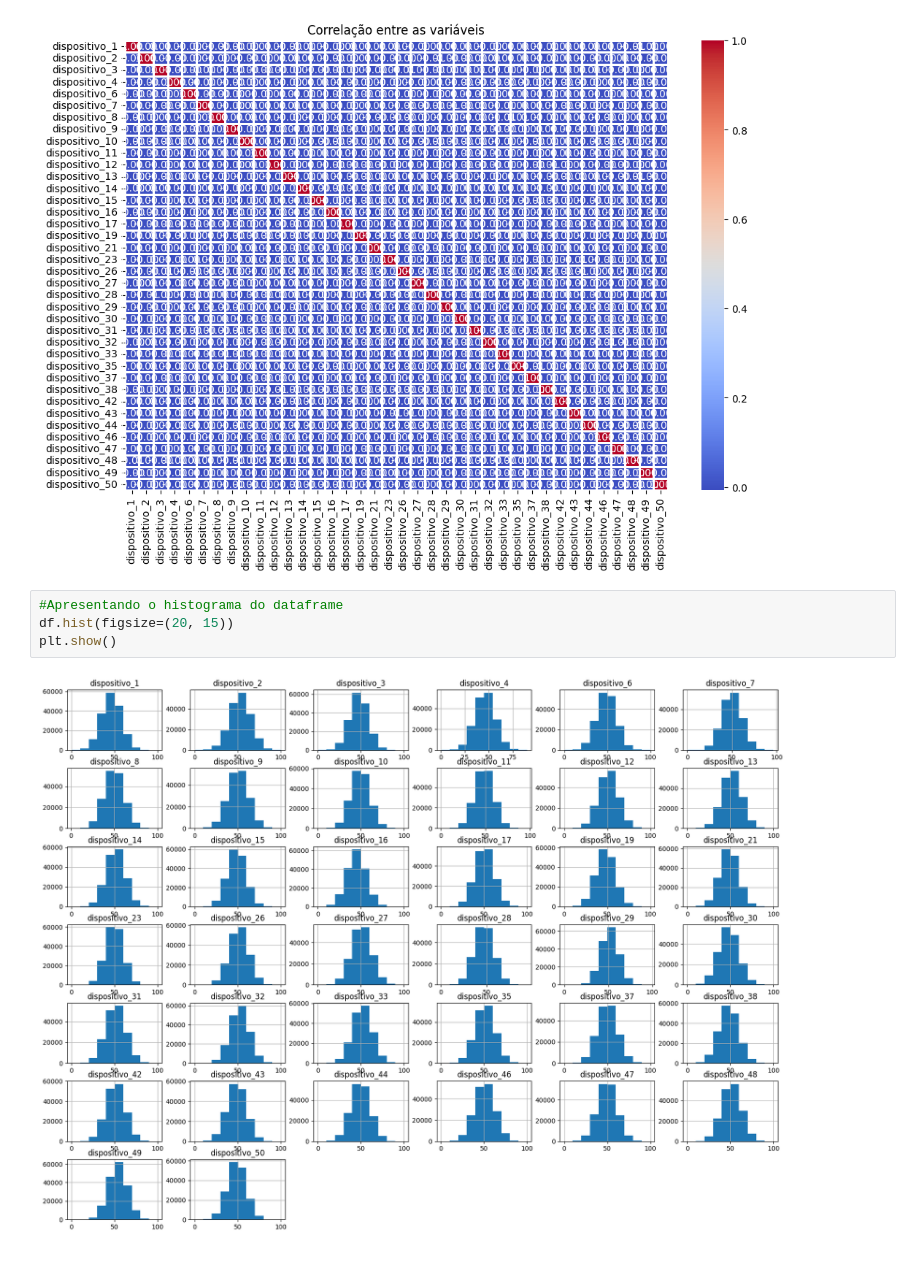
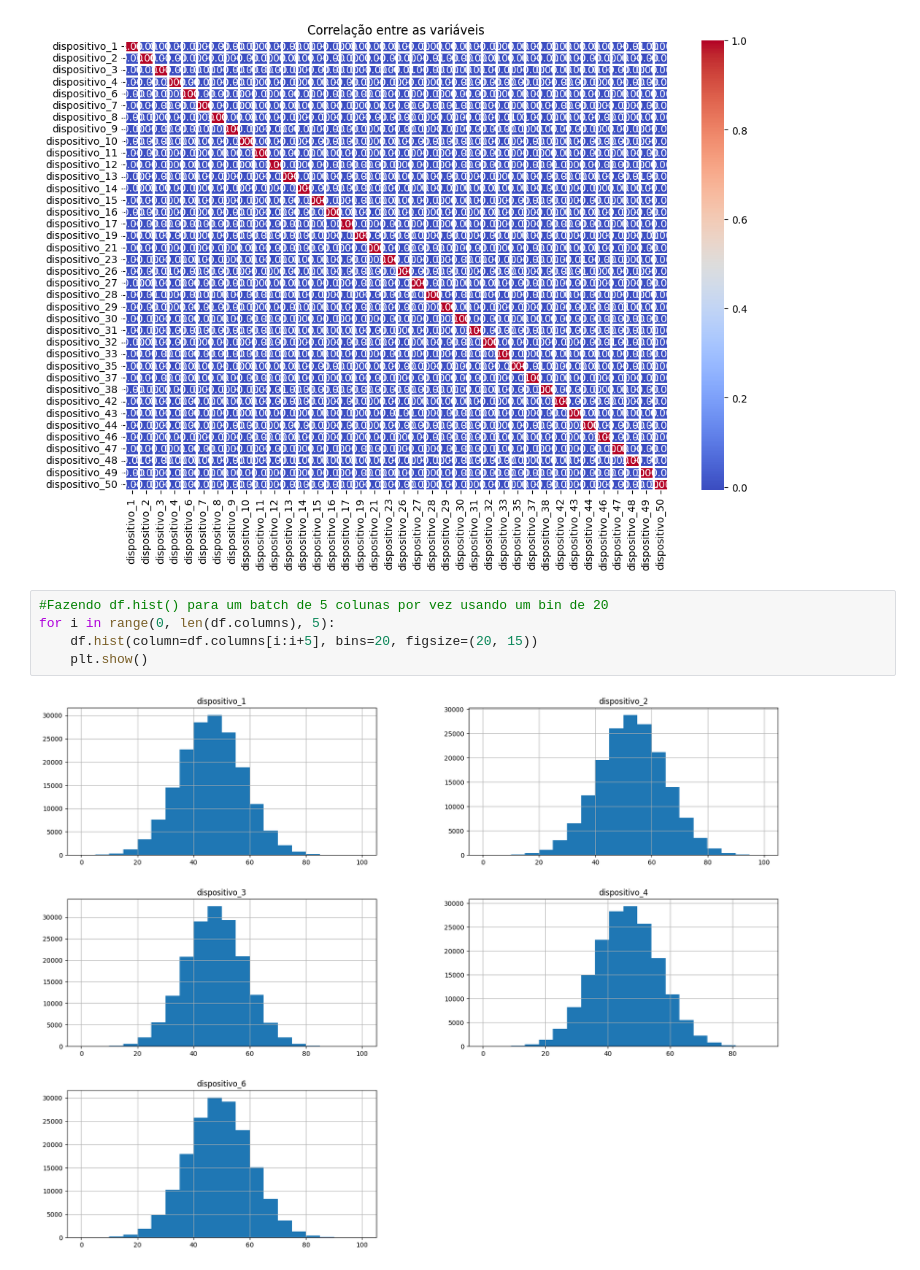
Before and after one commit to MarceloMTM/AI-UNIFEI, a Jupyter notebook: Base de dados Planta de Processo/Analise.ipynb, the cells around one changed output. Cells and saved outputs as stored; diff of their text form.

```diff
--- a/Base de dados Planta de Processo/Analise.ipynb
+++ b/Base de dados Planta de Processo/Analise.ipynb
@@ -167,9 +165,10 @@ plt.title('Correlação entre as variáveis')
 plt.show()
 # %% [output]
 [figure]
-# %%
-#Apresentando o histograma do dataframe
-df.hist(figsize=(20, 15))
-plt.show()
-# %% [output]
-[figure, removed]
+# %%
+#Fazendo df.hist() para um batch de 5 colunas por vez usando um bin de 20
+for i in range(0, len(df.columns), 5):
+    df.hist(column=df.columns[i:i+5], bins=20, figsize=(20, 15))
+    plt.show()
+# %% [output]
+[figure, added]
```
Also changed, not shown: parts of 7 cells of this notebook, 1 other file.
